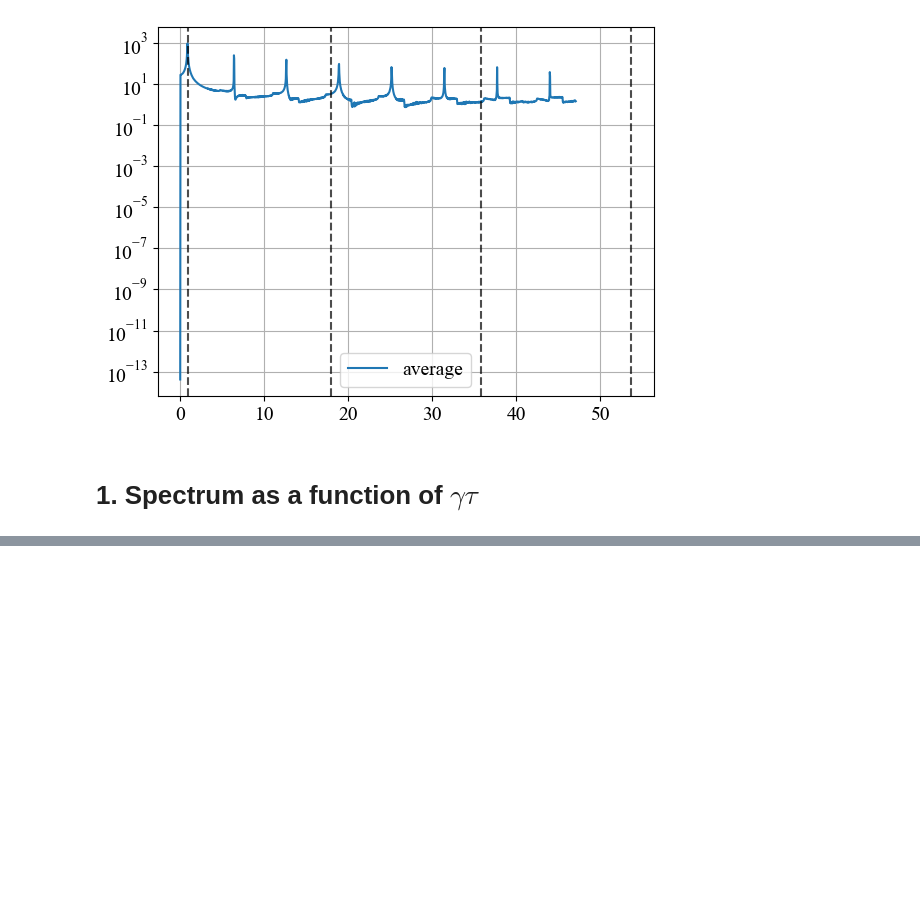
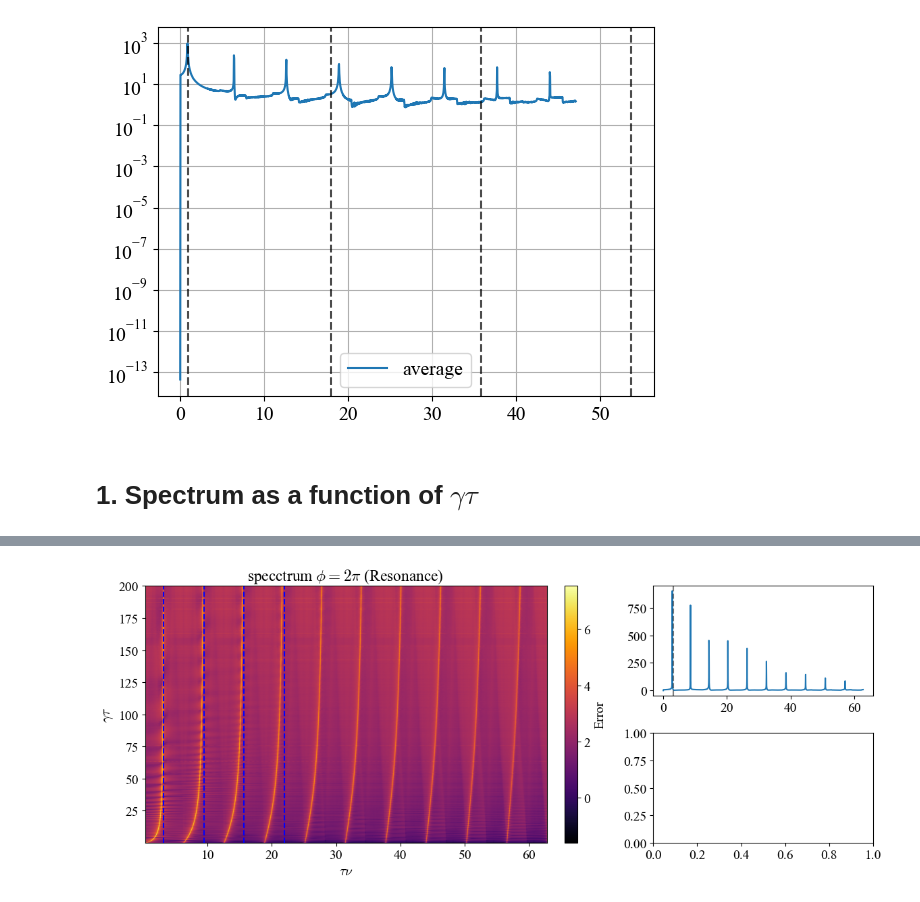
Before and after one commit to Taitoos2/Non_Markovian_Cavity, a Jupyter notebook: spectrum_vs_gamma.ipynb, the cells around one changed output, grey strips where cells are left out. Cells and saved outputs as stored; diff of their text form; code cells hidden in the pictures; blank space fills up the shorter version.

```diff
--- a/spectrum_vs_gamma.ipynb
+++ b/spectrum_vs_gamma.ipynb
@@ -77,4 +85,13 @@ t_max = 200 * tau
 dt = tau/75
 gamma_0 = 5
 
-gamma_values = np.linspace(0.1,15,150)
+gamma_values = np.linspace(0.05,200,1000)
+M_flatten = np.arange(4000,4101,1)
+
+def sample_gamma(gamma_value):
+	model = new_cav_model(gamma_value,phi,tau)
+	model.evolve(t_max,dt)
+	t,_ = model.excited_state([1,0])
+	a_out_flat = model.a_out_array[:,2]
+	w,u = average_fft(t,a_out_flat,M_flatten)
+	return w,u
@@ -137 +98,5 @@ plt.show()
+# %%
+prueba = paralelizar(gamma_values,sample_gamma)
+w = np.asarray(prueba[0][0])
+u_map = np.asarray( [data[1] for data in prueba])
 # %%
@@ -138,0 +183,37 @@ np.savez('mis_arrays.npz', u_map=u_map)
+# %%
+# ---- plot phi=2pi tau =1-------------
+map_plot = u_map[:,10:]
+fig = plt.figure(figsize=(12, 5))
+gs = gridspec.GridSpec(2, 2, width_ratios=[2, 1], height_ratios=[1, 1], figure=fig)
+
+ax_heat = fig.add_subplot(gs[:, 0])
+im = ax_heat.imshow(
+	np.log(map_plot),
+	origin='lower',
+	aspect='auto',
+	extent=[ w[10], w[-1],gamma_values[0], gamma_values[-1],],
+	cmap='inferno'
+)
+ax_heat.set_xlabel(r'$  \tau \nu  $')
+ax_heat.set_ylabel(r"$\gamma \tau $")
+ax_heat.set_title(r'specctrum $\phi = 2\pi  $ (Resonance) ')
+
+ax_heat.axvline(np.pi, color='b', linestyle='--', linewidth=1.5)
+ax_heat.axvline(3*np.pi, color='b', linestyle='--', linewidth=1.5)
+ax_heat.axvline(5*np.pi, color='b', linestyle='--', linewidth=1.5)
+ax_heat.axvline(7*np.pi, color='b', linestyle='--', linewidth=1.5)
+
+
+cbar = fig.colorbar(im, ax=ax_heat, fraction=0.046, pad=0.04)
+cbar.set_label('Error')
+
+ax_top = fig.add_subplot(gs[0, 1])
+ax_top.plot(w,u_map[180,:])
+ax_top.axvline(np.pi/tau,color='k',linestyle ='--',alpha = 0.5)
+
+ax_bottom = fig.add_subplot(gs[1, 1])
+
+plt.tight_layout()
+plt.show()
+# %% [output]
+[figure, added]
```
Also changed, not shown: parts of 19 cells of this notebook, 1 other file.
